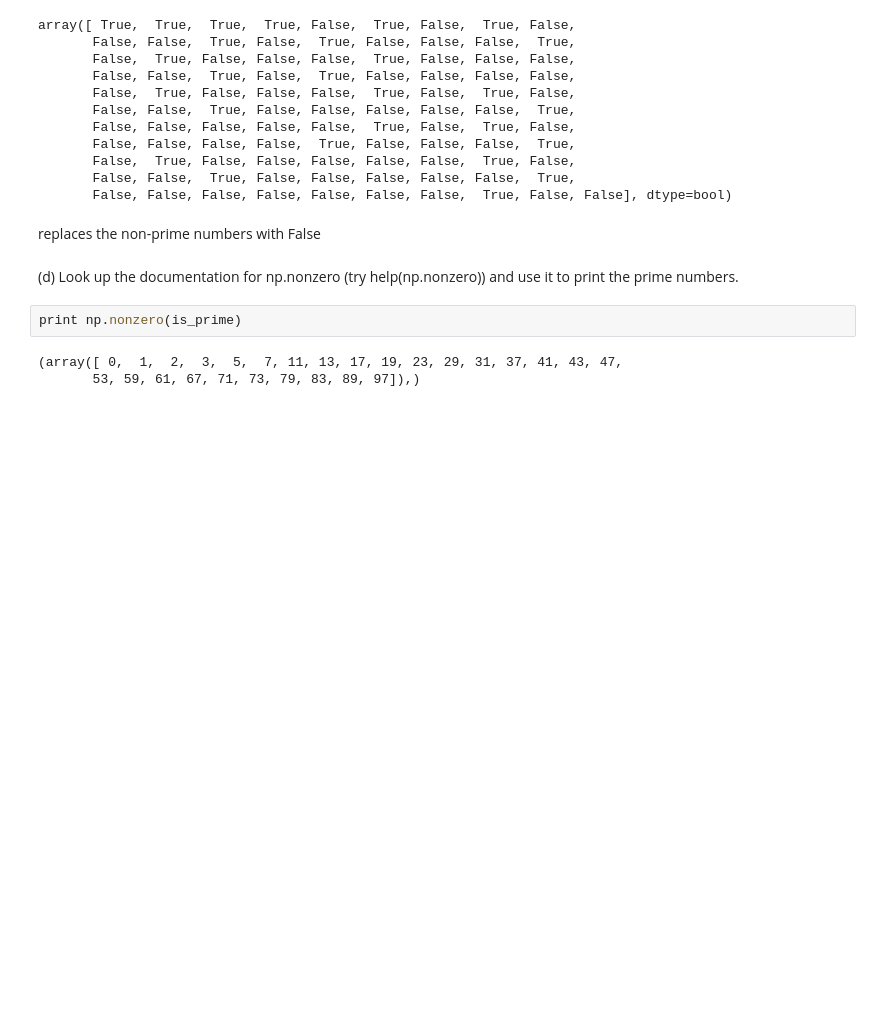
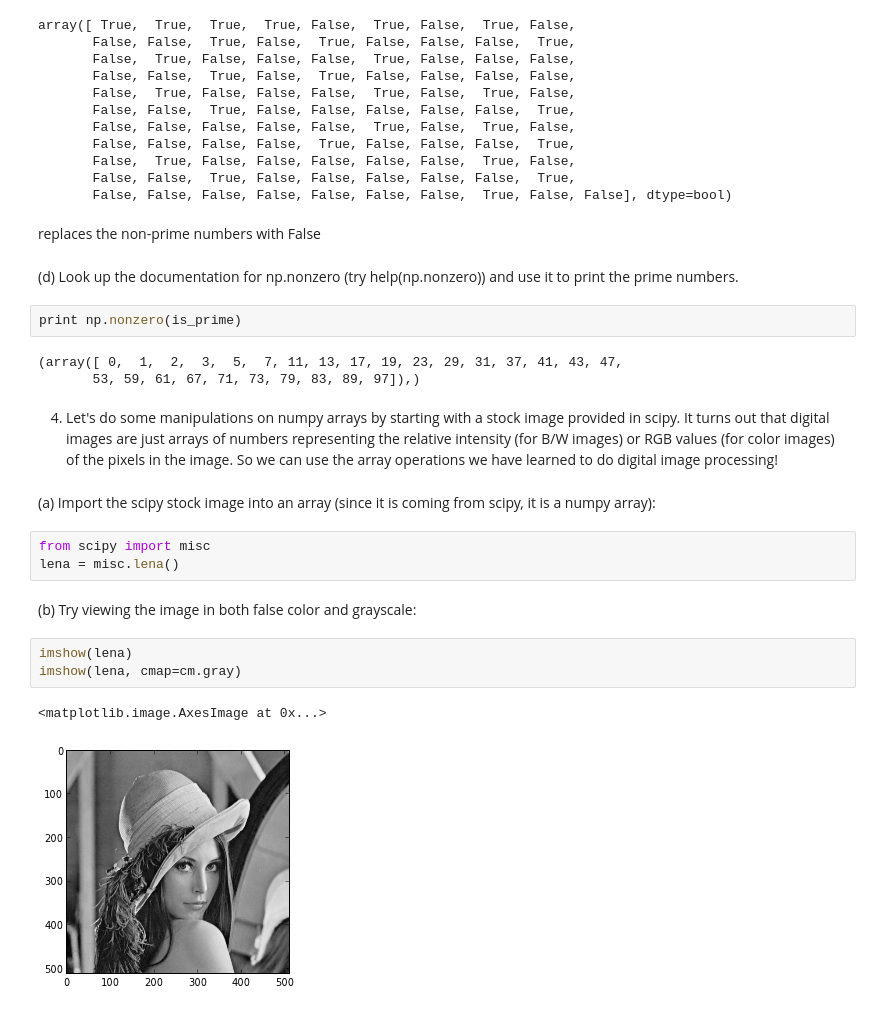
Before and after one commit to gjing/PHYS202-S13, a Jupyter notebook: Week2/NumpyEx1.ipynb, the cells around one changed output. Drawn from its saved outputs; the diff is of its cells as text; blank space fills up the shorter version.

Commit message:
Numpy exercises 2

```diff
--- a/Week2/NumpyEx1.ipynb
+++ b/Week2/NumpyEx1.ipynb
@@ -59,3 +65,22 @@ print np.nonzero(is_prime)
 # %% [output]
 (array([ 0,  1,  2,  3,  5,  7, 11, 13, 17, 19, 23, 29, 31, 37, 41, 43, 47,
        53, 59, 61, 67, 71, 73, 79, 83, 89, 97]),)
+# %% [markdown]
+4) Let's do some manipulations on numpy arrays by starting with a stock image provided
+in scipy. It turns out that digital images are just arrays of numbers representing the
+relative intensity (for B/W images) or RGB values (for color images) of the pixels in the
+image. So we can use the array operations we have learned to do digital image processing!
+# %% [markdown]
+(a) Import the scipy stock image into an array (since it is coming from scipy, it is a numpy
+array):
+# %%
+from scipy import misc
+lena = misc.lena()
+# %% [markdown]
+(b) Try viewing the image in both false color and grayscale:
+# %%
+imshow(lena)
+imshow(lena, cmap=cm.gray)
+# %% [output]
+<matplotlib.image.AxesImage at 0x...>
+[figure, added]
```
Also changed, not shown: parts of 16 cells of this notebook, 1 other file.
